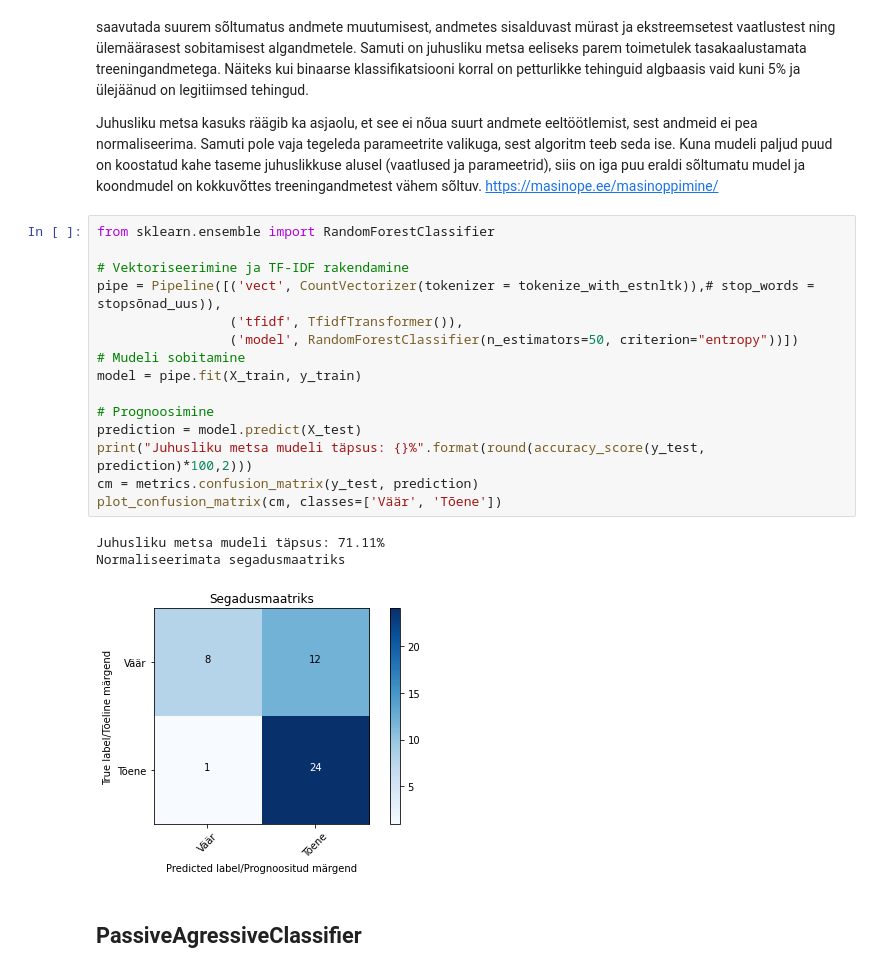
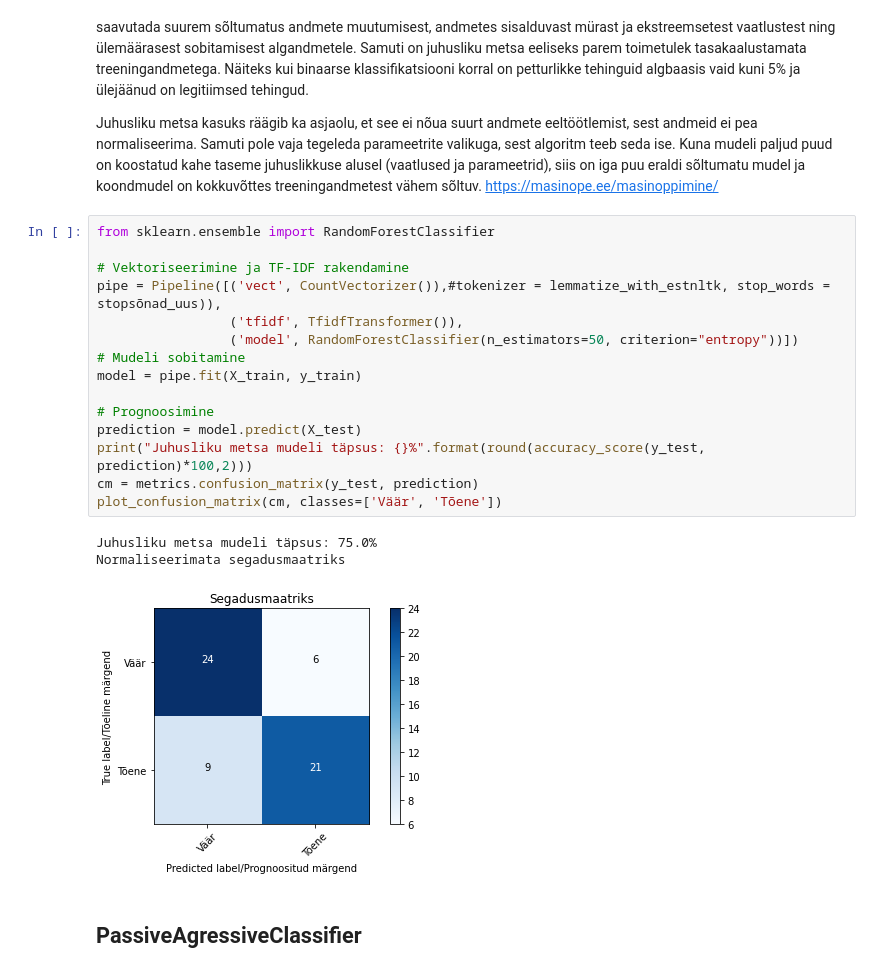
Before and after one commit to anneliisramson/eestikeelsed-uudised, a Jupyter notebook: 07 Väärinfo_mudelid.ipynb, the cells around one changed output. Drawn from its saved outputs; the diff is of its cells as text.

```diff
--- a/07 Väärinfo_mudelid.ipynb
+++ b/07 Väärinfo_mudelid.ipynb
@@ -252,22 +252,22 @@ https://masinope.ee/masinoppimine/
 # %%
 from sklearn.ensemble import RandomForestClassifier
 
 # Vektoriseerimine ja TF-IDF rakendamine
-pipe = Pipeline([('vect', CountVectorizer(tokenizer = tokenize_with_estnltk)),# stop_words = stopsõnad_uus)),
+pipe = Pipeline([('vect', CountVectorizer()),#tokenizer = lemmatize_with_estnltk, stop_words = stopsõnad_uus)),
                  ('tfidf', TfidfTransformer()),
                  ('model', RandomForestClassifier(n_estimators=50, criterion="entropy"))])
 # Mudeli sobitamine
 model = pipe.fit(X_train, y_train)
 
 # Prognoosimine
 prediction = model.predict(X_test)
 print("Juhusliku metsa mudeli täpsus: {}%".format(round(accuracy_score(y_test, prediction)*100,2)))
 cm = metrics.confusion_matrix(y_test, prediction)
 plot_confusion_matrix(cm, classes=['Väär', 'Tõene'])
 # %% [output]
-Juhusliku metsa mudeli täpsus: 71.11%
+Juhusliku metsa mudeli täpsus: 75.0%
 Normaliseerimata segadusmaatriks
-[figure, old version]
+[figure, new version]
 # %% [markdown]
 ## PassiveAgressiveClassifier
 # %%
```
Also changed, not shown: parts of 14 cells of this notebook, 1 other file.
